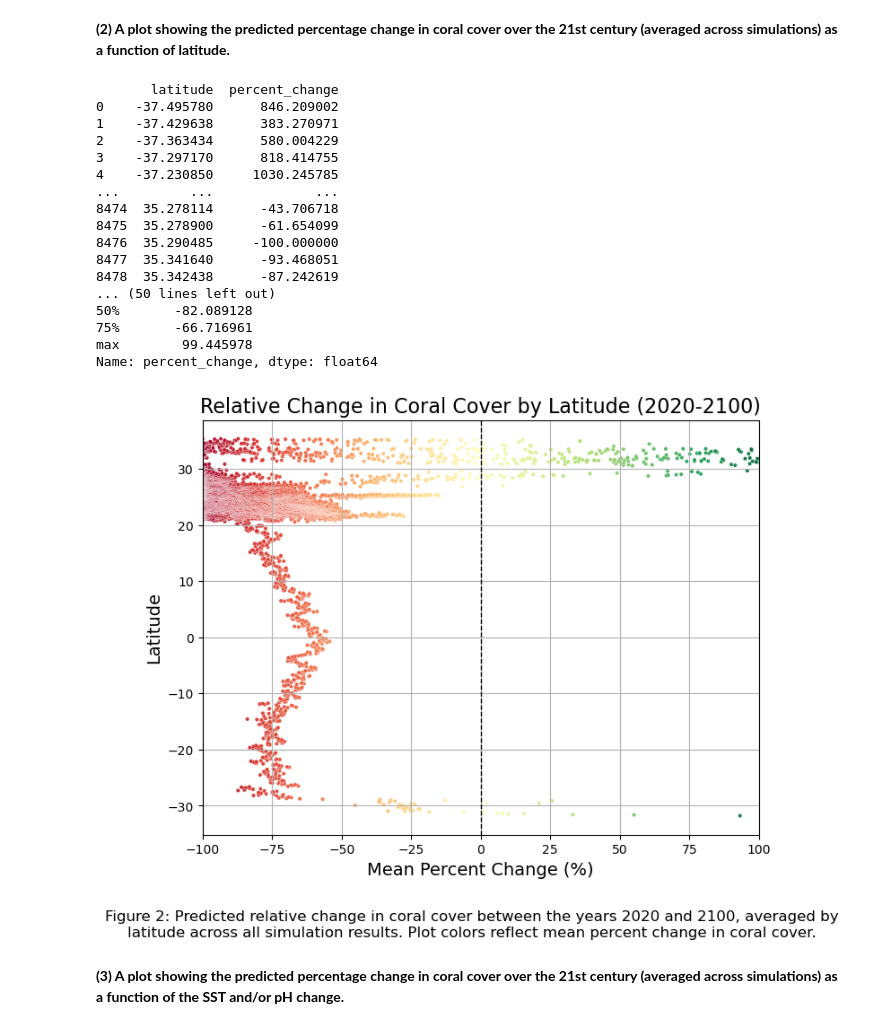
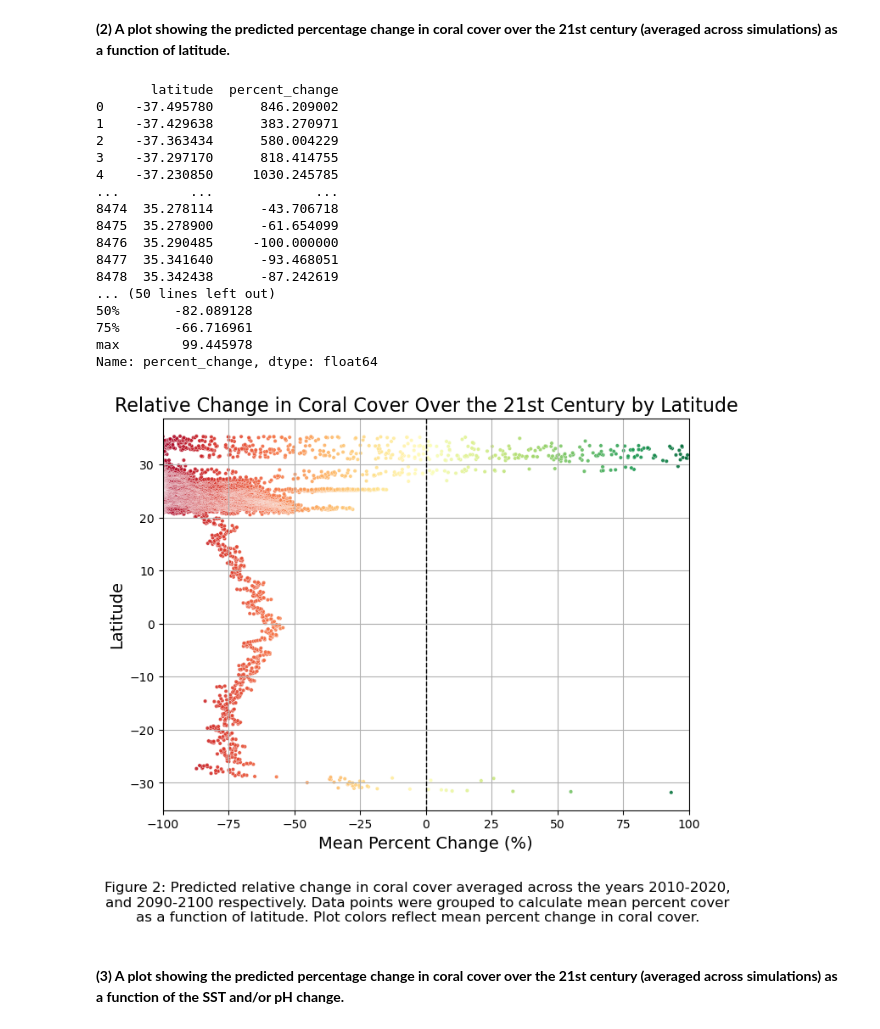
Before and after one commit to maluhiakinimaka/mbio691l-kinimaka, a Jupyter notebook: mbio691l_project_kinimaka.ipynb, the cells around one changed output. Drawn from its saved outputs; the diff is of its cells as text; code cells hidden in the pictures.

```diff
--- a/mbio691l_project_kinimaka.ipynb
+++ b/mbio691l_project_kinimaka.ipynb
@@ -208,41 +210,42 @@ sns.scatterplot(data=filt_mean_pc_lat, x='percent_change', y='latitude',
 plt.axvline(x=0, color='black', linestyle='--', linewidth=1)
 
 # plot labels
-plt.title('Relative Change in Coral Cover by Latitude (2020-2100)', fontsize=16)
+plt.title('Relative Change in Coral Cover Over the 21st Century by Latitude', fontsize=16)
 plt.ylabel('Latitude', fontsize=14)
 plt.xlabel('Mean Percent Change (%)', fontsize=14)
 plt.xlim(-100, 100) # set bounds of x-axis
 plt.grid(True)
 
 # add caption
-plt.figtext(0.5, -0.03, 'Figure 2: Predicted relative change in coral cover between the years 2020 and 2100, averaged by\n'
-                        'latitude across all simulation results. Plot colors reflect mean percent change in coral cover.',
-                        ha='center', va='top', fontsize=12)
+plt.figtext(0.5, -0.03, 'Figure 2: Predicted relative change in coral cover averaged across the years 2010-2020,\n'
+                    'and 2090-2100 respectively. Data points were grouped to calculate mean percent cover\n'
+                    'as a function of latitude. Plot colors reflect mean percent change in coral cover.\n',
+                    ha='center', va='top', fontsize=12)
 
 # export as vector file
 plt.savefig('percent_change_CC_lat.svg', format='svg', bbox_inches='tight')
 
 # plot
 plt.show()
 # %% [output]
        latitude  percent_change
 0    -37.495780      846.209002
 1    -37.429638      383.270971
 2    -37.363434      580.004229
 3    -37.297170      818.414755
 4    -37.230850     1030.245785
 ...         ...             ...
 8474  35.278114      -43.706718
 8475  35.278900      -61.654099
 8476  35.290485     -100.000000
 8477  35.341640      -93.468051
 8478  35.342438      -87.242619
 ... (50 lines left out)
 50%       -82.089128
 75%       -66.716961
 max        99.445978
 Name: percent_change, dtype: float64
-[figure, old version]
+[figure, new version]
 # %% [markdown]
 **(3) A plot showing the predicted percentage change in coral cover over the 21st century (averaged across simulations) as a function of the SST and/or pH change.**
 # %%
```
Also changed, not shown: parts of 2 cells of this notebook, 3 other files.
